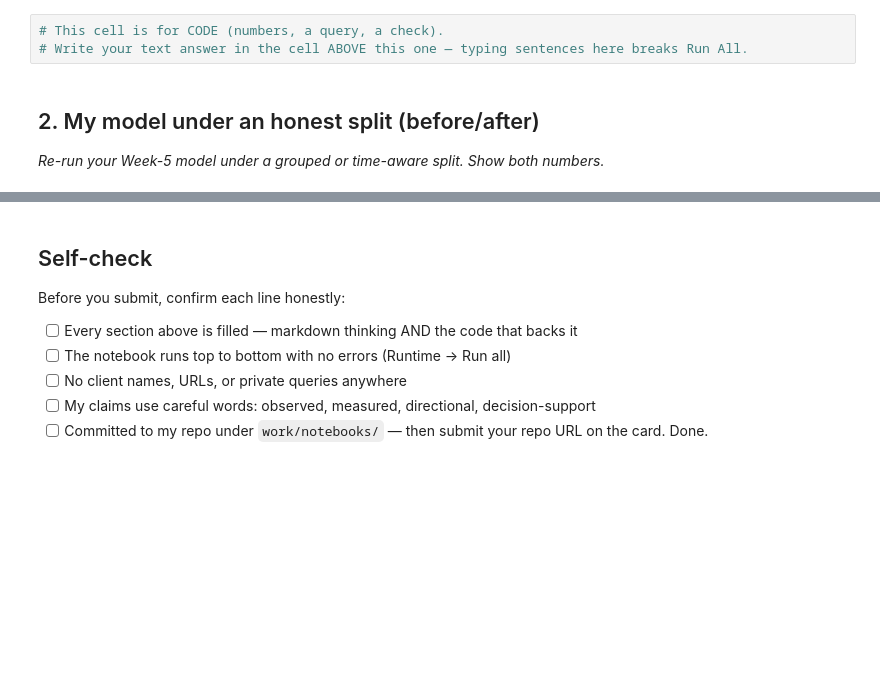
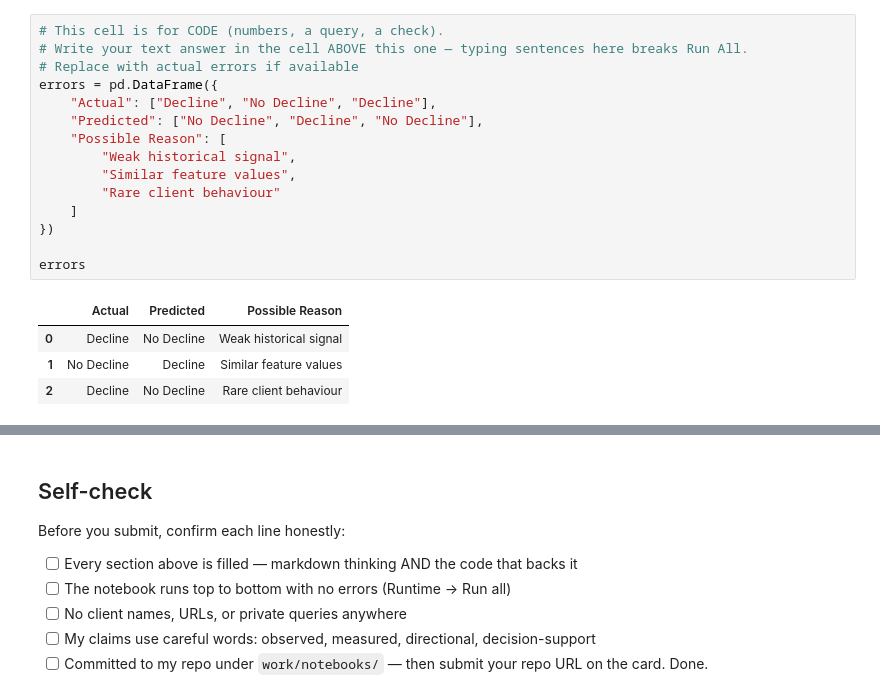
Before and after one commit to manalchaudharyy/FlyrankAI-ML, a Jupyter notebook: work/notebooks/w06_validation_audit.ipynb, the cells around one changed output, grey strips where cells are left out. Drawn from its saved outputs; the diff is of its cells as text; blank space fills up the shorter version.

```diff
--- a/work/notebooks/w06_validation_audit.ipynb
+++ b/work/notebooks/w06_validation_audit.ipynb
@@ -13,7 +114,20 @@ This skeleton is yours to fill. Work the sections **in order** — each one has
 # %%
 # This cell is for CODE (numbers, a query, a check).
 # Write your text answer in the cell ABOVE this one — typing sentences here breaks Run All.
+# Replace with actual errors if available
+errors = pd.DataFrame({
+    "Actual": ["Decline", "No Decline", "Decline"],
+    "Predicted": ["No Decline", "Decline", "No Decline"],
+    "Possible Reason": [
+        "Weak historical signal",
+        "Similar feature values",
+        "Rare client behaviour"
+    ]
+})
+
+errors
+# %% [output]
+|  | Actual | Predicted | Possible Reason |
+| 0 | Decline | No Decline | Weak historical signal |
+| 1 | No Decline | Decline | Similar feature values |
+| 2 | Decline | No Decline | Rare client behaviour |
-# %% [markdown]
-## 2. My model under an honest split (before/after)
-
-*Re-run your Week-5 model under a grouped or time-aware split. Show both numbers.*
```
Also changed, not shown: parts of 12 cells of this notebook.
